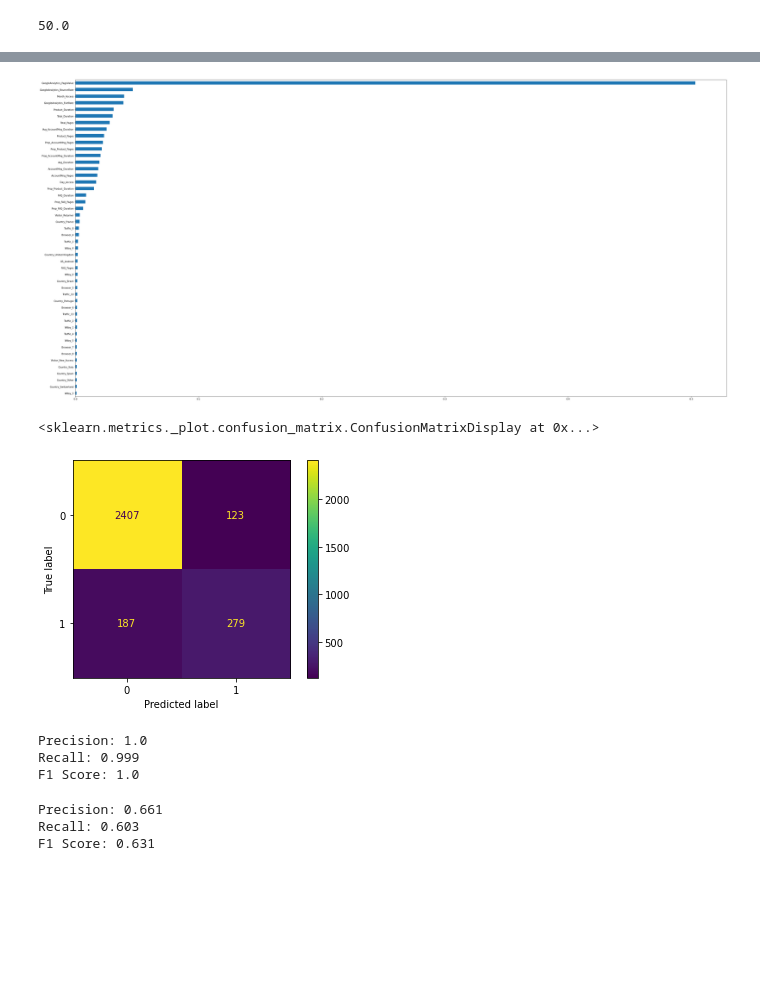
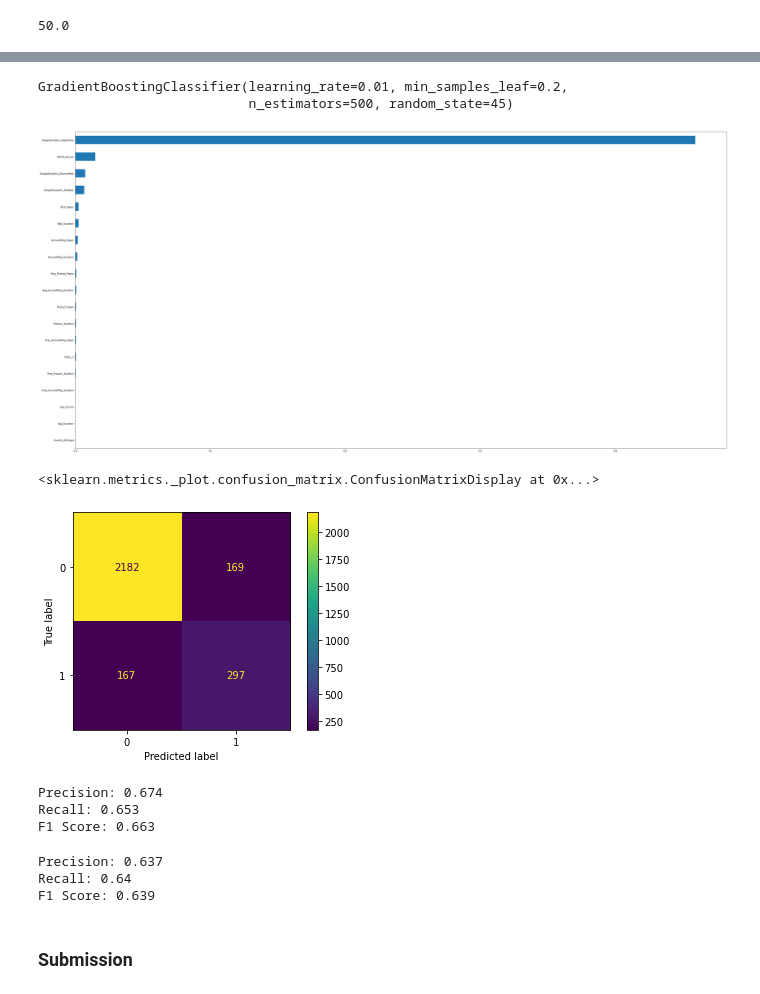
Before and after one commit to miguelince/propensity-to-buy, a Jupyter notebook: code/training_code.ipynb, the cells around one changed output, grey strips where cells are left out. Cells and saved outputs as stored; diff of their text form; code cells hidden in the pictures; blank space fills up the shorter version.

```diff
--- a/code/training_code.ipynb
+++ b/code/training_code.ipynb
@@ -314,2 +319,0 @@ print(X_test.shape)
-# %%
-X_train.fillna(0, inplace=True)
@@ -323,0 +382,15 @@ GradientBoost1 = GradientBoostingClassifier(n_estimators=500, learning_rate=0.5,
+# %%
+f1_train = []
+f1_test = []
+trees = [400, 500, 600]
+
+for tree in trees:
+    GradientBoost = GradientBoostingClassifier(n_estimators=tree, learning_rate=0.01, max_depth=3, random_state=93, min_samples_leaf = 0.2)
+    GradientBoost.fit(X_train, y_train)
+
+    train_pred = np.where(GradientBoost.predict_proba(X_train)[:,1]>=0.16,1,0)
+    test_pred = np.where(GradientBoost.predict_proba(X_test)[:,1]>=0.16,1,0)
+
+
+    f1_train.append(metrics.f1_score(y_train,train_pred))
+    f1_test.append(metrics.f1_score(y_test,test_pred))
@@ -323,0 +405,15 @@ GradientBoost1 = GradientBoostingClassifier(n_estimators=500, learning_rate=0.5,
+# %%
+f1_train = []
+f1_test = []
+depths = [3, 4, 5, 6]
+
+for depth in depths:
+    GradientBoost = GradientBoostingClassifier(n_estimators=500, learning_rate=0.01, max_depth=depth, random_state=93, min_samples_leaf = 0.1)
+    GradientBoost.fit(X_train, y_train)
+
+    train_pred = np.where(GradientBoost.predict_proba(X_train)[:,1]>=0.16,1,0)
+    test_pred = np.where(GradientBoost.predict_proba(X_test)[:,1]>=0.16,1,0)
+
+
+    f1_train.append(metrics.f1_score(y_train,train_pred))
+    f1_test.append(metrics.f1_score(y_test,test_pred))
@@ -331,15 +432,19 @@ print("%0.2f f1_score with a standard deviation of %0.2f" % (scores.mean(), scor
 # %%
-GradientBoost1 = GradientBoost1.fit(X_train,y_train)
+GradientBoost_f = GradientBoostingClassifier(n_estimators=500, learning_rate=0.01, max_depth=3, random_state=45, min_samples_leaf = 0.2)
+GradientBoost_f.fit(X_train, y_train)
+# %% [output]
+GradientBoostingClassifier(learning_rate=0.01, min_samples_leaf=0.2,
+                           n_estimators=500, random_state=45)
 # %%
-GB1_feat_imprt = pd.Series(GradientBoost1.feature_importances_, index=X.columns).sort_values()
+GB_feat_imprt = pd.Series(GradientBoost_f.feature_importances_, index=X.columns).sort_values()
 fig = plt.figure(figsize=(50,25))
-GB1_feat_imprt[GB1_feat_imprt>0.001].plot(kind='barh')
+GB_feat_imprt[GB1_feat_imprt>0.001].plot(kind='barh')
 plt.show()
 # %% [output]
-[figure, old version]
+[figure, new version]
 # %%
-metrics.plot_confusion_matrix(GradientBoost1, X_test, y_test)
+metrics.plot_confusion_matrix(GradientBoost_f, X_test, y_test)
 # %% [output]
 <sklearn.metrics._plot.confusion_matrix.ConfusionMatrixDisplay at 0x...>
-[figure, old version]
+[figure, new version]
 # %%
@@ -348,9 +453,9 @@ GB1_train_score = GradientBoost1.predict_proba(X_train)[:,1]
 # %%
-print('Precision: '+ str(round(metrics.precision_score(y_train, GB1_train_pred),3)))
-print('Recall: '+ str(round(metrics.recall_score(y_train, GB1_train_pred),3)))
-print('F1 Score: '+ str(round(metrics.f1_score(y_train, GB1_train_pred),3)))
+print('Precision: '+ str(round(metrics.precision_score(y_train, GB_train_pred),3)))
+print('Recall: '+ str(round(metrics.recall_score(y_train, GB_train_pred),3)))
+print('F1 Score: '+ str(round(metrics.f1_score(y_train, GB_train_pred),3)))
 # %% [output]
-Precision: 1.0
-Recall: 0.999
-F1 Score: 1.0
+Precision: 0.674
+Recall: 0.653
+F1 Score: 0.663
 # %%
@@ -359,11 +464,13 @@ GB1_score = GradientBoost1.predict_proba(X_test)[:,1]
 # %%
-print('Precision: '+ str(round(metrics.precision_score(y_test, GB1_pred),3)))
-print('Recall: '+ str(round(metrics.recall_score(y_test, GB1_pred),3)))
-print('F1 Score: '+ str(round(metrics.f1_score(y_test, GB1_pred),3)))
+print('Precision: '+ str(round(metrics.precision_score(y_test, GB_pred),3)))
+print('Recall: '+ str(round(metrics.recall_score(y_test, GB_pred),3)))
+print('F1 Score: '+ str(round(metrics.f1_score(y_test, GB_pred),3)))
 # %% [output]
-Precision: 0.661
-Recall: 0.603
-F1 Score: 0.631
+Precision: 0.637
+Recall: 0.64
+F1 Score: 0.639
+# %% [markdown]
+### Submission
 # %%
 ## prepair test data
 
```
Also changed, not shown: parts of 48 cells of this notebook, 1 other file.
